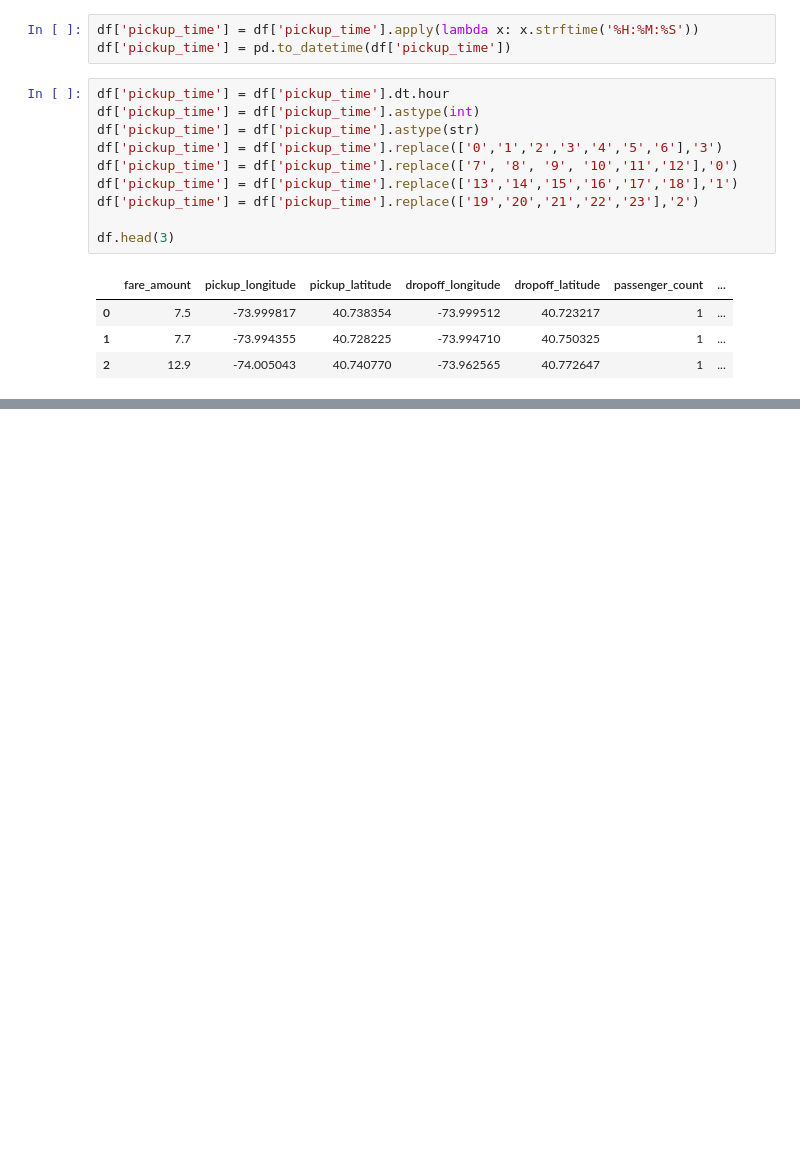
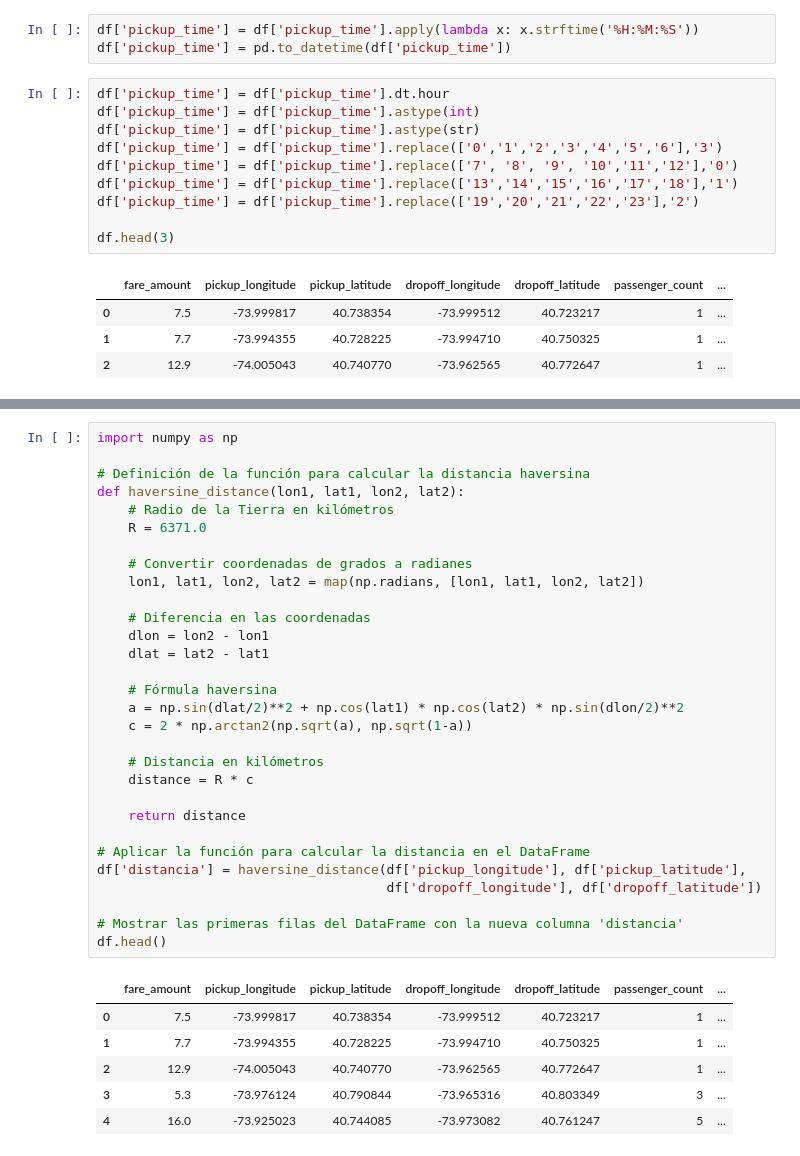
Before and after one commit to fitomx19/ModelosEconometricos, a Jupyter notebook: Practica_3/Practica_3.ipynb, the cells around one changed output, grey strips where cells are left out. Saved outputs shown, nothing was run; the diff lists cells and outputs as text; blank space fills up the shorter version.

```diff
--- a/Practica_3/Practica_3.ipynb
+++ b/Practica_3/Practica_3.ipynb
@@ -97,0 +87,37 @@ mymap.save('mapa_distancia_total.html')
+# %%
+import numpy as np
+
+# Definición de la función para calcular la distancia haversina
+def haversine_distance(lon1, lat1, lon2, lat2):
+    # Radio de la Tierra en kilómetros
+    R = 6371.0
+
+    # Convertir coordenadas de grados a radianes
+    lon1, lat1, lon2, lat2 = map(np.radians, [lon1, lat1, lon2, lat2])
+
+    # Diferencia en las coordenadas
+    dlon = lon2 - lon1
+    dlat = lat2 - lat1
+
+    # Fórmula haversina
+    a = np.sin(dlat/2)**2 + np.cos(lat1) * np.cos(lat2) * np.sin(dlon/2)**2
+    c = 2 * np.arctan2(np.sqrt(a), np.sqrt(1-a))
+
+    # Distancia en kilómetros
+    distance = R * c
+
+    return distance
+
+# Aplicar la función para calcular la distancia en el DataFrame
+df['distancia'] = haversine_distance(df['pickup_longitude'], df['pickup_latitude'],
+                                     df['dropoff_longitude'], df['dropoff_latitude'])
+
+# Mostrar las primeras filas del DataFrame con la nueva columna 'distancia'
+df.head()
+# %% [output]
+|  | fare_amount | pickup_longitude | pickup_latitude | dropoff_longitude | dropoff_latitude | passenger_count | ... |
+| 0 | 7.5 | -73.999817 | 40.738354 | -73.999512 | 40.723217 | 1 | ... |
+| 1 | 7.7 | -73.994355 | 40.728225 | -73.994710 | 40.750325 | 1 | ... |
+| 2 | 12.9 | -74.005043 | 40.740770 | -73.962565 | 40.772647 | 1 | ... |
+| 3 | 5.3 | -73.976124 | 40.790844 | -73.965316 | 40.803349 | 3 | ... |
+| 4 | 16.0 | -73.925023 | 40.744085 | -73.973082 | 40.761247 | 5 | ... |
```
Also changed, not shown: parts of 31 cells of this notebook, 3 other files.
